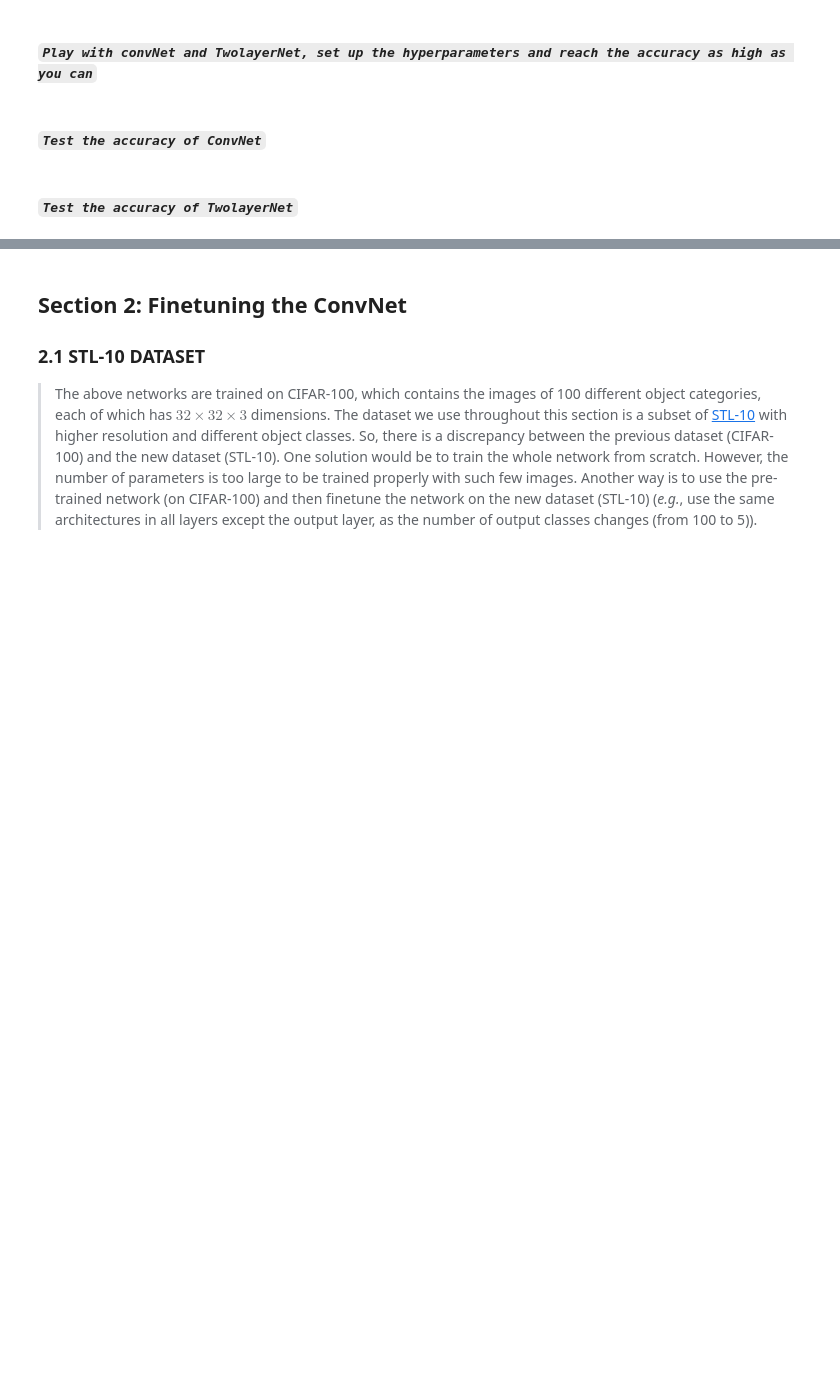
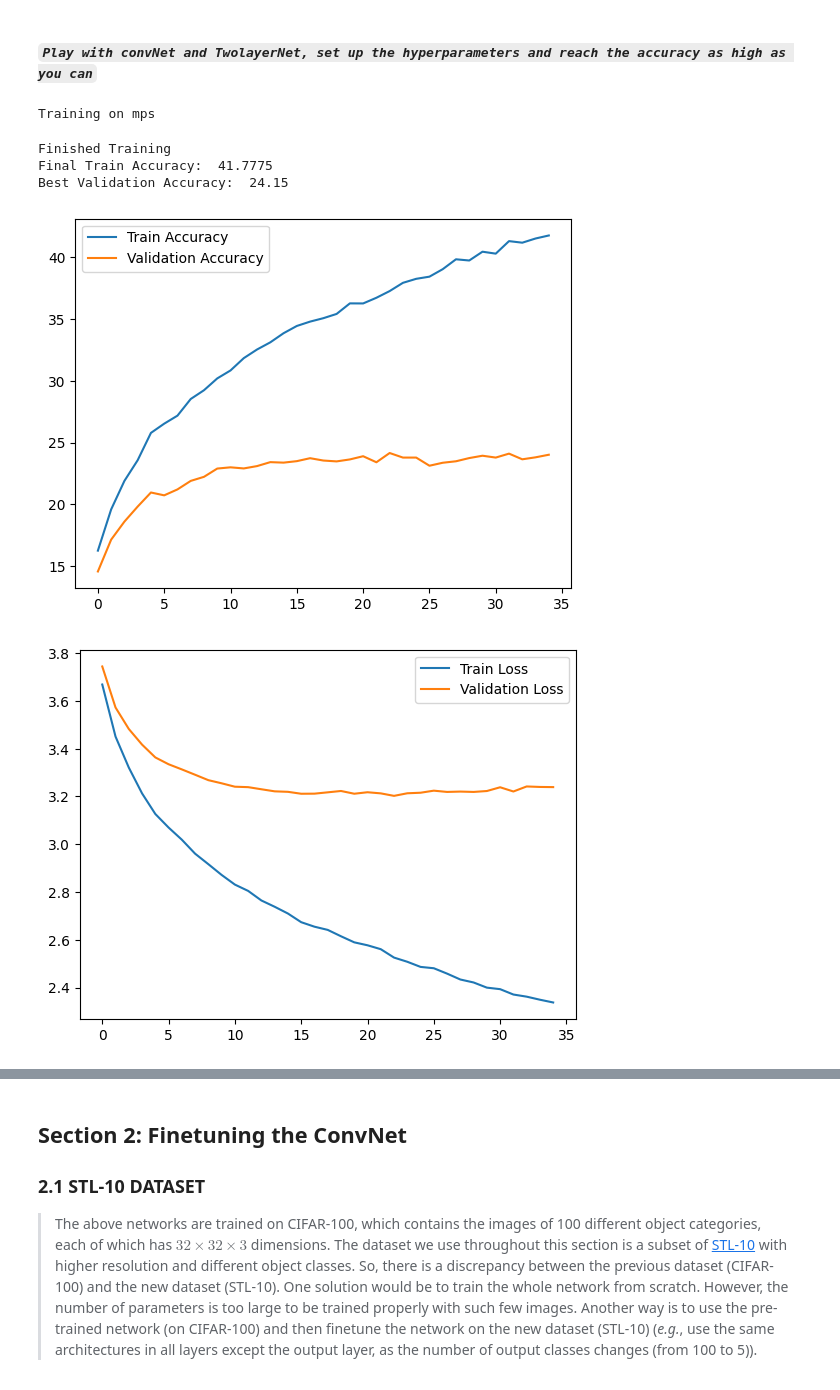
Before and after one commit to dgcnz/uva-cv1-lab5, a Jupyter notebook: notebooks/CV1 Final Lab Pt2.ipynb, the cells around one changed output, grey strips where cells are left out. Drawn from its saved outputs; the diff is of its cells as text; code cells hidden in the pictures; blank space fills up the shorter version.

```diff
--- a/notebooks/CV1 Final Lab Pt2.ipynb
+++ b/notebooks/CV1 Final Lab Pt2.ipynb
@@ -571,2 +547,0 @@ You can modify the *train*,  *Dataloader*, *transform* and *Optimizer* function
-# %% [markdown]
-#### *` Test the accuracy of ConvNet `*
@@ -577,2 +547,0 @@ You can modify the *train*,  *Dataloader*, *transform* and *Optimizer* function
-# %% [markdown]
-#### *`Test the accuracy of TwolayerNet`*
@@ -582,0 +548,48 @@ You can modify the *train*,  *Dataloader*, *transform* and *Optimizer* function
+# %%
+from src.models.vision_model import VisionModel
+from collections import OrderedDict
+
+class TwoLayerNet(VisionModel):
+    _name = "TwoLayerNet"
+
+    def __init__(self, input_size: int, hidden_size: int, num_classes: int):
+        """
+        :param input_size: 3*32*32
+        :param hidden_size
+        :param num_classes
+        """
+        super().__init__()
+        self._model_dict = OrderedDict([
+            ("flatten", nn.Flatten()),
+            ("fc1", nn.Linear(input_size, hidden_size)),
+            ("layernorm1", nn.LayerNorm(hidden_size)),
+            ("relu", nn.ReLU()),
+            ("dropout", nn.Dropout(0.2)),
+            ("fc", nn.Linear(hidden_size, num_classes))
+        ])
+        self._model = nn.Sequential(self._model_dict)
+
+
+transform_train = transforms.Compose(
+        [
+            transforms.Resize(34),
+            transforms.CenterCrop(32),
+            transforms.RandomHorizontalFlip(),
+            transforms.RandomRotation(15),
+            transforms.ToTensor(),
+            transforms.Normalize([0.485, 0.456, 0.406], [0.229, 0.224, 0.225]),
+        ]
+    )
+
+net = TwoLayerNet(3 * 32 * 32, 120, 100)
+
+optimizer = optim.Adam(params=net.parameters(), lr=0.001)
+val_losses_two_net_improved = train(net, optimizer, train_data_loader, val_data_loader, epochs=35)
+evaluations_two_net_improved = evaluate(net, test_data_loader, classes)
+# %% [output]
+Training on mps
+Finished Training
+Final Train Accuracy:  41.7775
+Best Validation Accuracy:  24.15
+[figure, added]
+[figure, added]
```
Also changed, not shown: parts of 27 cells of this notebook, 4 other files.
